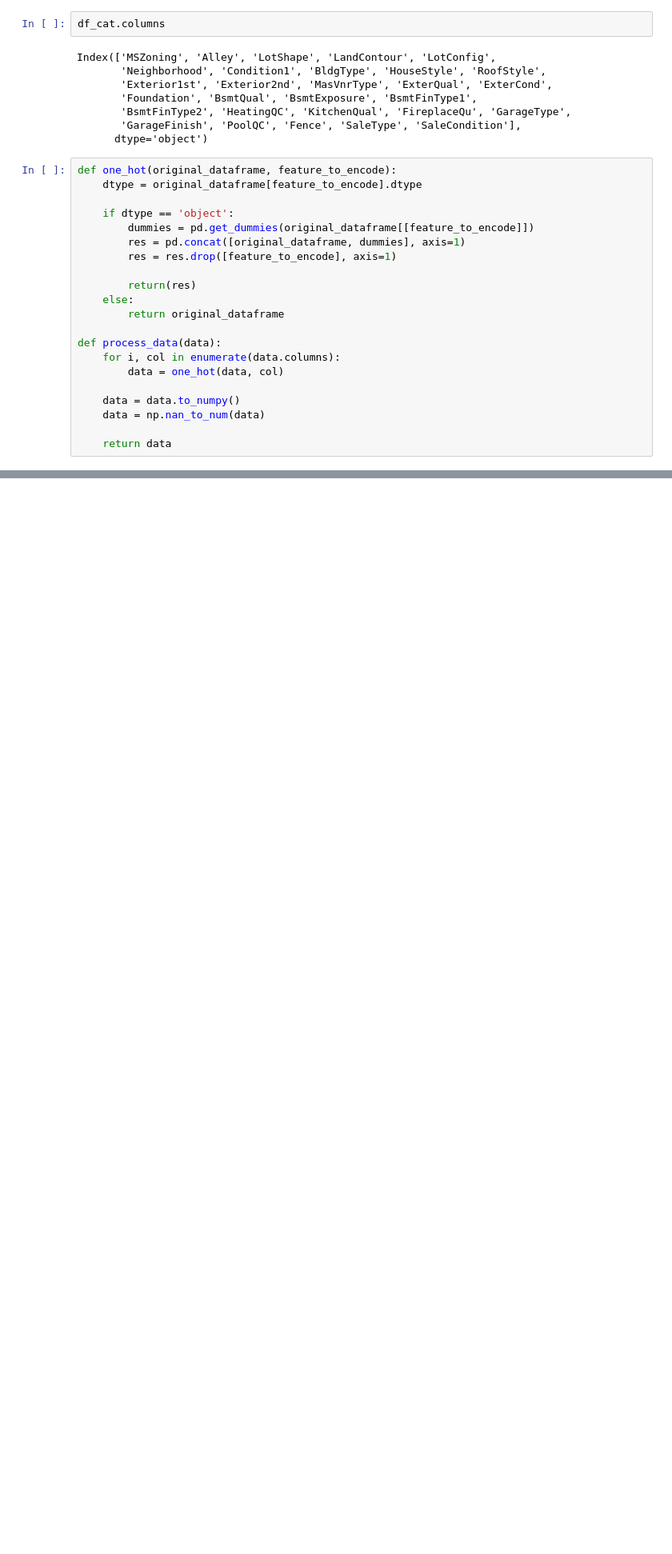
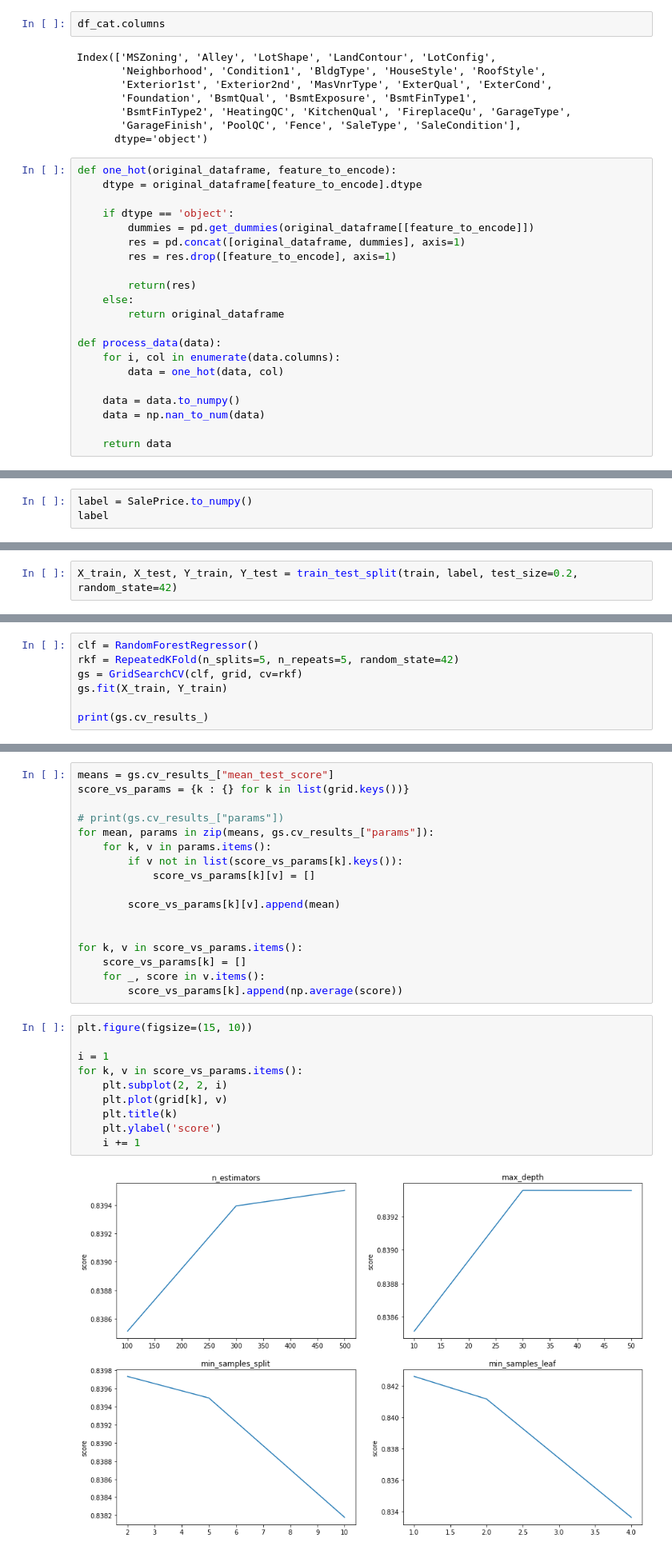
Before and after one commit to COGS118A/Group047-Sp22, a Jupyter notebook: data_processing_v2.ipynb, the cells around one changed output, grey strips where cells are left out. Shown at 80% size. Drawn from its saved outputs; the diff is of its cells as text; blank space fills up the shorter version.

```diff
--- a/data_processing_v2.ipynb
+++ b/data_processing_v2.ipynb
@@ -252,0 +263,3 @@ cleaned_data.to_csv("data/cleaned_data.csv")
+# %%
+label = SalePrice.to_numpy()
+label
@@ -252,0 +289,2 @@ cleaned_data.to_csv("data/cleaned_data.csv")
+# %%
+X_train, X_test, Y_train, Y_test = train_test_split(train, label, test_size=0.2, random_state=42)
@@ -252,0 +307,7 @@ cleaned_data.to_csv("data/cleaned_data.csv")
+# %%
+clf = RandomForestRegressor()
+rkf = RepeatedKFold(n_splits=5, n_repeats=5, random_state=42)
+gs = GridSearchCV(clf, grid, cv=rkf)
+gs.fit(X_train, Y_train)
+
+print(gs.cv_results_)
@@ -252,0 +346,29 @@ cleaned_data.to_csv("data/cleaned_data.csv")
+# %%
+means = gs.cv_results_["mean_test_score"]
+score_vs_params = {k : {} for k in list(grid.keys())}
+
+# print(gs.cv_results_["params"])
+for mean, params in zip(means, gs.cv_results_["params"]):
+    for k, v in params.items():
+        if v not in list(score_vs_params[k].keys()):
+            score_vs_params[k][v] = []
+
+        score_vs_params[k][v].append(mean)
+
+
+for k, v in score_vs_params.items():
+    score_vs_params[k] = []
+    for _, score in v.items():
+        score_vs_params[k].append(np.average(score))
+# %%
+plt.figure(figsize=(15, 10))
+
+i = 1
+for k, v in score_vs_params.items():
+    plt.subplot(2, 2, i)
+    plt.plot(grid[k], v)
+    plt.title(k)
+    plt.ylabel('score')
+    i += 1
+# %% [output]
+[figure, added]
```
Also changed, not shown: parts of 16 cells of this notebook.
